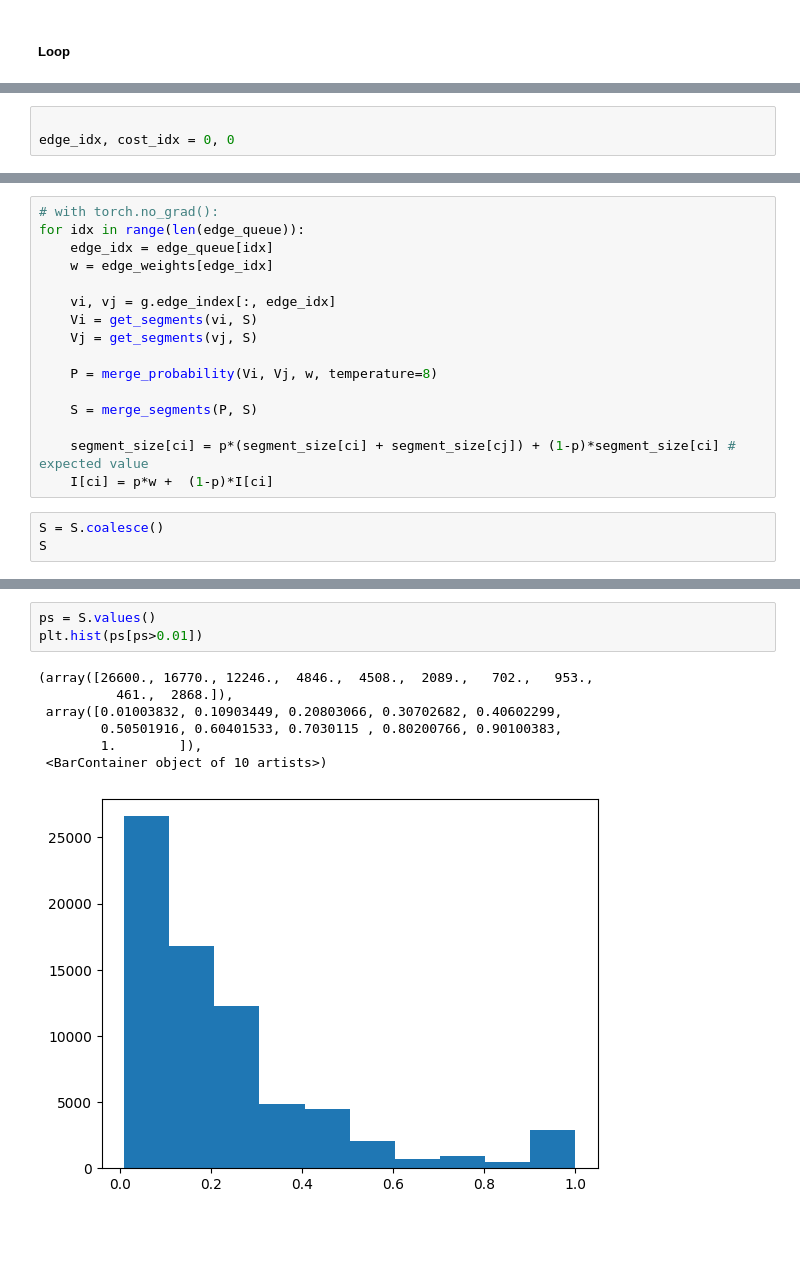
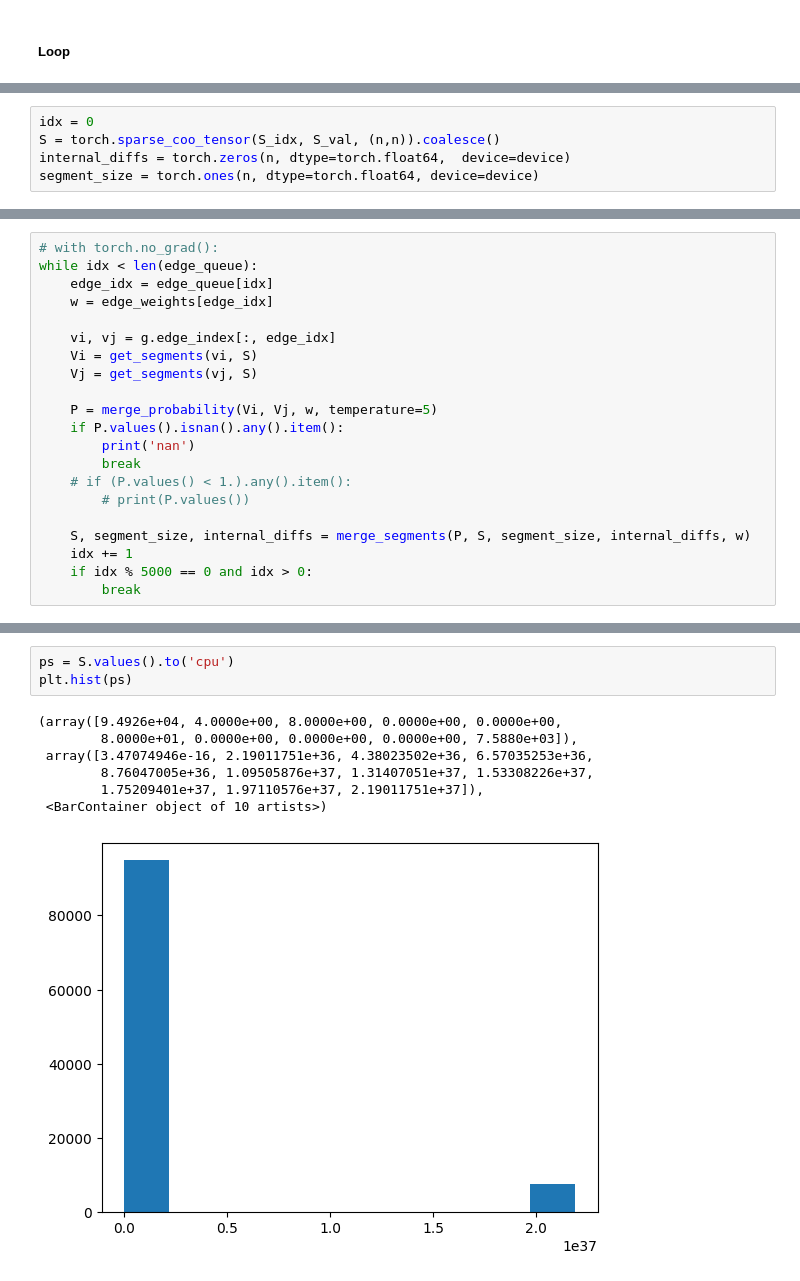
Before and after one commit to jpelayx/graph-segmentation, a Jupyter notebook: felzenszwalb.ipynb, the cells around one changed output, grey strips where cells are left out. Saved outputs shown, nothing was run; the diff lists cells and outputs as text; blank space fills up the shorter version.

Commit message:
ok with merge_segments

```diff
--- a/felzenszwalb.ipynb
+++ b/felzenszwalb.ipynb
@@ -804,3 +826,5 @@ S, edge_queue, edge_weights, I, segment_size
-# %%
-
-edge_idx, cost_idx = 0, 0
+# %%
+idx = 0
+S = torch.sparse_coo_tensor(S_idx, S_val, (n,n)).coalesce()
+internal_diffs = torch.zeros(n, dtype=torch.float64,  device=device)
+segment_size = torch.ones(n, dtype=torch.float64, device=device)
@@ -807,6 +835,6 @@ edge_idx, cost_idx = 0, 0
 # %%
 # with torch.no_grad():
-for idx in range(len(edge_queue)):
+while idx < len(edge_queue):
     edge_idx = edge_queue[idx]
     w = edge_weights[edge_idx]
 
@@ -814,12 +842,14 @@ for idx in range(len(edge_queue)):
     Vi = get_segments(vi, S)
     Vj = get_segments(vj, S)
 
-    P = merge_probability(Vi, Vj, w, temperature=8)
+    P = merge_probability(Vi, Vj, w, temperature=5)
+    if P.values().isnan().any().item():
+        print('nan')
+        break
+    # if (P.values() < 1.).any().item():
+        # print(P.values())
 
-    S = merge_segments(P, S)
-
-    segment_size[ci] = p*(segment_size[ci] + segment_size[cj]) + (1-p)*segment_size[ci] # expected value
-    I[ci] = p*w +  (1-p)*I[ci]
+    S, segment_size, internal_diffs = merge_segments(P, S, segment_size, internal_diffs, w)
+    idx += 1
+    if idx % 5000 == 0 and idx > 0:
+        break
-# %%
-S = S.coalesce()
-S
@@ -833,11 +869,11 @@ tensor(indices=tensor([[    0,     1,     1,  ..., 16383, 16383, 16383],
 # %%
-ps = S.values()
-plt.hist(ps[ps>0.01])
+ps = S.values().to('cpu')
+plt.hist(ps)
 # %% [output]
-(array([26600., 16770., 12246.,  4846.,  4508.,  2089.,   702.,   953.,
-          461.,  2868.]),
- array([0.01003832, 0.10903449, 0.20803066, 0.30702682, 0.40602299,
-        0.50501916, 0.60401533, 0.7030115 , 0.80200766, 0.90100383,
-        1.        ]),
+(array([9.4926e+04, 4.0000e+00, 8.0000e+00, 0.0000e+00, 0.0000e+00,
+        8.0000e+01, 0.0000e+00, 0.0000e+00, 0.0000e+00, 7.5880e+03]),
+ array([3.47074946e-16, 2.19011751e+36, 4.38023502e+36, 6.57035253e+36,
+        8.76047005e+36, 1.09505876e+37, 1.31407051e+37, 1.53308226e+37,
+        1.75209401e+37, 1.97110576e+37, 2.19011751e+37]),
  <BarContainer object of 10 artists>)
-[figure, old version]
+[figure, new version]
```
Also changed, not shown: parts of 33 cells of this notebook.
